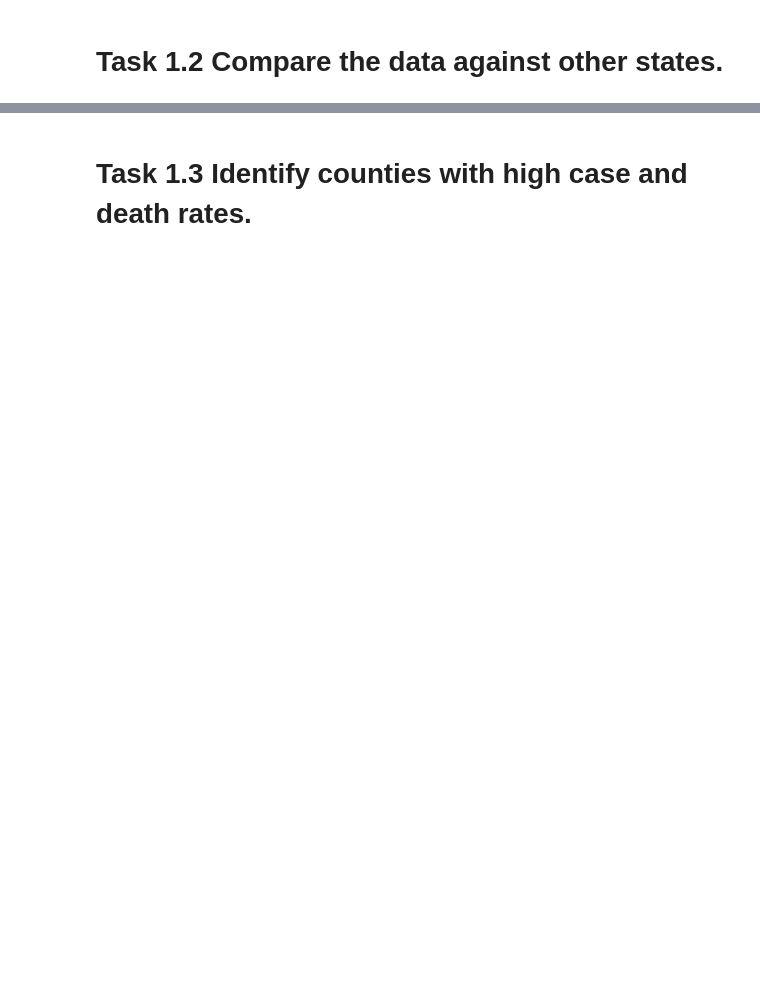
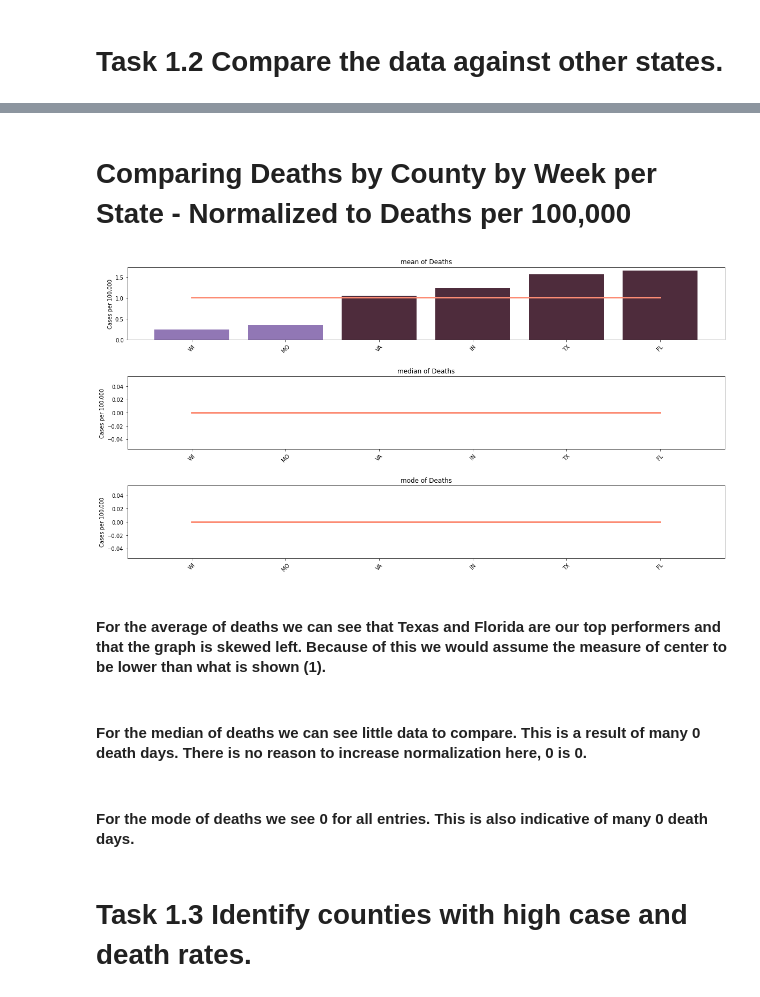
Before and after one commit to UNCG-CSE/COVID-Team-1, a Jupyter notebook: src/chris/stage2_task1_chris.ipynb, the cells around one changed output, grey strips where cells are left out. Drawn from its saved outputs; the diff is of its cells as text; code cells hidden in the pictures; blank space fills up the shorter version.

```diff
--- a/src/chris/stage2_task1_chris.ipynb
+++ b/src/chris/stage2_task1_chris.ipynb
@@ -261,0 +321,13 @@ Weekly mode for Florida deaths is:   0
+# %%
+all_states = random_states.tolist()
+all_states.append("FL")
+
+df_state_data = pd.DataFrame(index =  all_states,
+                            columns = ["mean", "median", "mode"])
+
+for state in all_states:
+    df_weekly_stats = county_weekly_stats_overall(state)
+    df_state_data.loc[state, "mean"] = df_weekly_stats.iloc[1]["mean"]
+    df_state_data.loc[state, "median"] = df_weekly_stats.iloc[1]["median"]
+    df_state_data.loc[state, "mode"] = df_weekly_stats.iloc[1]["mode"]
+display(df_state_data)
@@ -262,2 +342,30 @@ Weekly mode for Florida deaths is:   0
+# %% [markdown]
+# Comparing Deaths by County by Week per State - Normalized to Deaths per 100,000
+# %%
+ov_mean = df_state_data.loc[:, "mean"].mean()
+ov_median = df_state_data.loc[:, "median"].median()
+ov_mode = df_state_data.loc[:, "mode"].mode()[0]
+
+figure, axis = plt.subplots(3, gridspec_kw={'hspace': .5}, figsize = (20,10))
+for row, stat_type, ov_measure in zip(range(0,3,1), ("mean", "median", "mode"), (ov_mean, ov_median, ov_mode)):
+    df_state_data = df_state_data.sort_values(by = stat_type, ascending = True)
+    y_values = df_state_data.loc[:, stat_type]
+    bars = axis[row].bar(df_state_data.index.tolist(), y_values, color =\
+                        ["#4E2C3C" if data >= ov_measure else "#9177B5" for data in y_values])
+    axis[row].plot(df_state_data.index.values, np.full(len(df_state_data.index.values), fill_value = ov_measure),\
+                  linewidth = 3, color = "#FC8C74")
+    # Setting Graph Properties
+    axis[row].title.set_text(stat_type + " of Deaths")
+    axis[row].set_ylabel("Cases per 100,000")
+    axis[row].tick_params(axis = "x", rotation = 45)
+plt.show()
+# %% [output]
+[figure, added]
+# %% [markdown]
+#### For the average of deaths we can see that Texas and Florida are our top performers and that the graph is skewed left. Because of this we would assume the measure of center to be lower than what is shown (1).
+# %% [markdown]
+#### For the median of deaths we can see little data to compare. This is a result of many 0 death days. There is no reason to increase normalization here, 0 is 0.
+# %% [markdown]
+#### For the mode of deaths we see 0 for all entries. This is also indicative of many 0 death days.
 # %% [markdown]
 # Task 1.3 Identify counties with high case and death rates.
```
Also changed, not shown: parts of 24 cells of this notebook, 1 other file.
